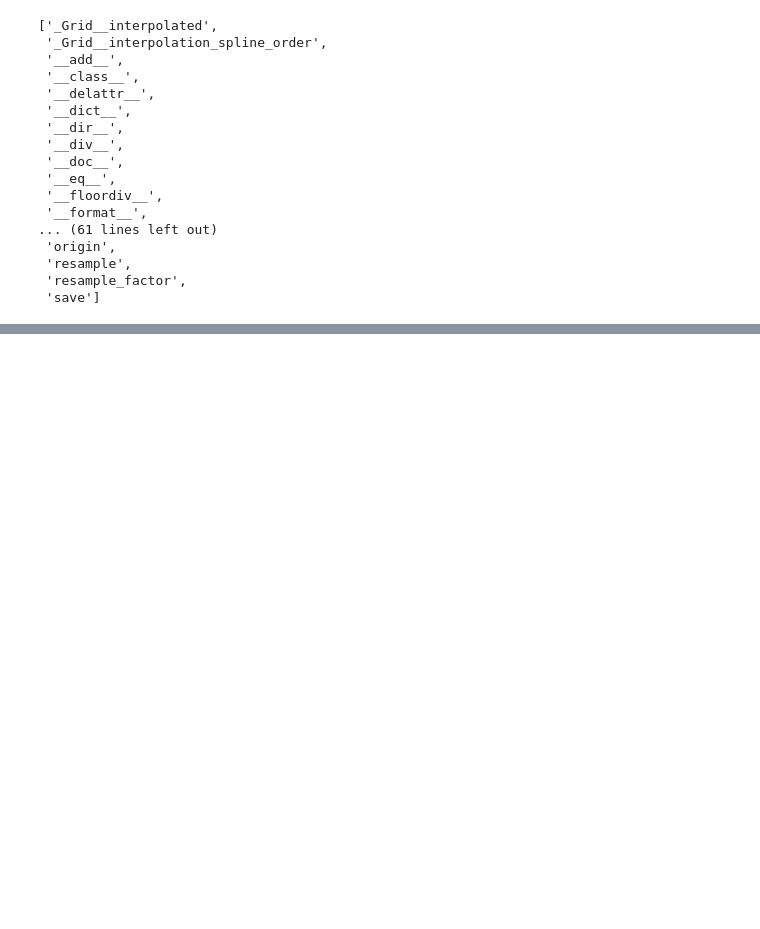
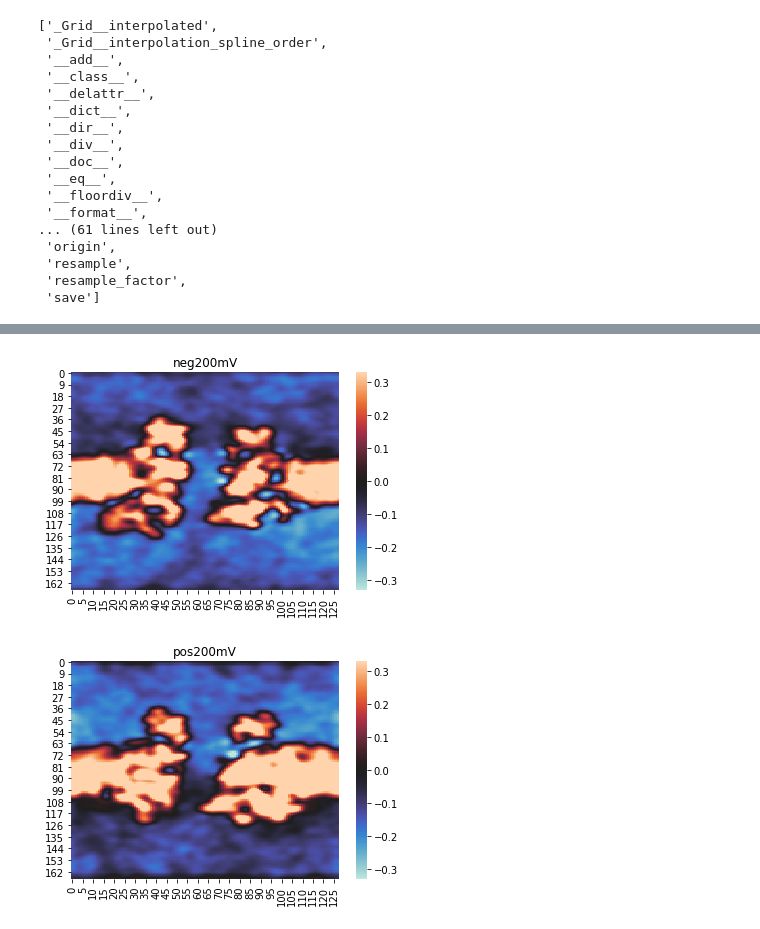
Before and after one commit to wesleymsmith/CX26_PME_Analysis, a Jupyter notebook: PME_Analysis_Notebook.ipynb, the cells around one changed output, grey strips where cells are left out. Saved outputs shown, nothing was run; the diff lists cells and outputs as text; code cells hidden in the pictures; blank space fills up the shorter version.

```diff
--- a/PME_Analysis_Notebook.ipynb
+++ b/PME_Analysis_Notebook.ipynb
@@ -67,0 +68,25 @@ plt.show()
+# %%
+negCrossSect=np.rot90(kbT*pmeVolData_neg200mV.grid[:,64,:])
+vcut=np.abs(np.min([
+    np.max(negCrossSect),
+    np.min(negCrossSect)
+]))
+sns.heatmap(negCrossSect,center=0,
+            vmin=-vcut,vmax=vcut
+           )
+plt.title('neg200mV')
+plt.show()
+
+posCrossSect=np.rot90(kbT*pmeVolData_pos200mV.grid[:,64,:])
+vcut=np.abs(np.min([
+    np.max(negCrossSect),
+    np.min(negCrossSect)
+]))
+sns.heatmap(posCrossSect,center=0,
+            vmin=-vcut,vmax=vcut
+           )
+plt.title('pos200mV')
+plt.show()
+# %% [output]
+[figure, added]
+[figure, added]
```
Also changed, not shown: parts of 2 cells of this notebook.
